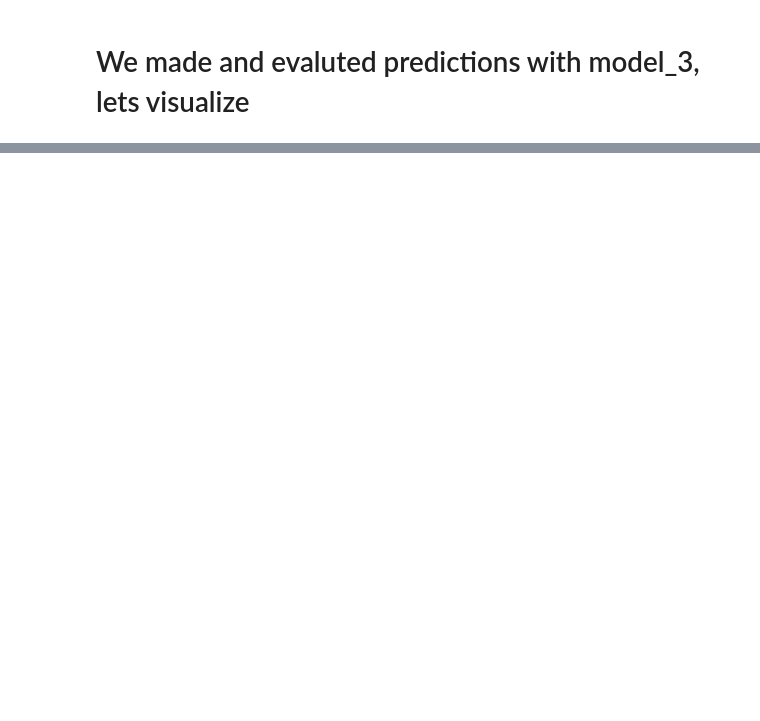
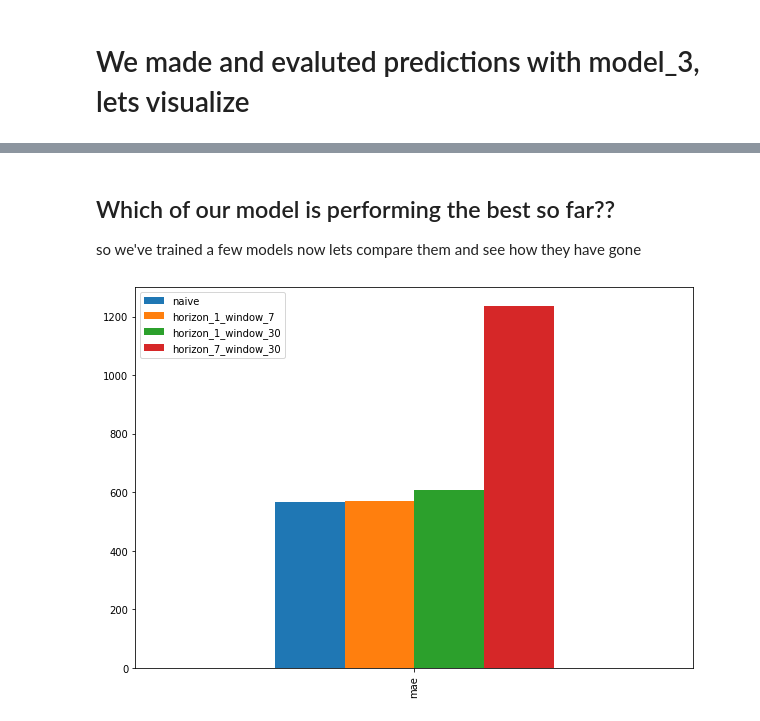
Before and after one commit to Kennedy87670/Other_Project, a Jupyter notebook: Time_series_forecating.ipynb, the cells around one changed output, grey strips where cells are left out. Drawn from its saved outputs; the diff is of its cells as text; code cells hidden in the pictures; blank space fills up the shorter version.

```diff
--- a/Time_series_forecating.ipynb
+++ b/Time_series_forecating.ipynb
@@ -968,0 +969,11 @@ plot_time_series(timesteps=X_test[-len(test_windows):], values=model_3_preds, st
+# %% [markdown]
+## Which of our model is performing the best so far??
+
+so we've trained a few models now lets compare them and see how they have gone
+# %%
+pd.DataFrame({"naive": naive_results["mae"],
+              "horizon_1_window_7": model_1_results["mae"],
+              "horizon_1_window_30": model_2_results["mae"],
+              "horizon_7_window_30": model_3_results["mae"]}, index=["mae"]).plot(figsize=(10, 7), kind="bar");
+# %% [output]
+[figure, added]
```
Also changed, not shown: parts of 29 cells of this notebook.
